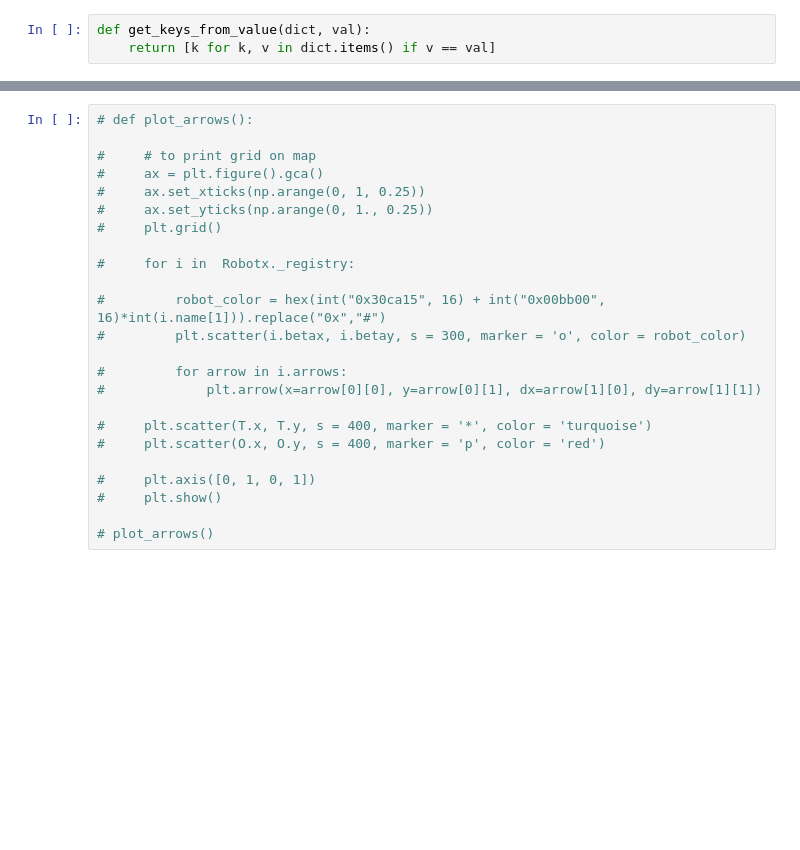
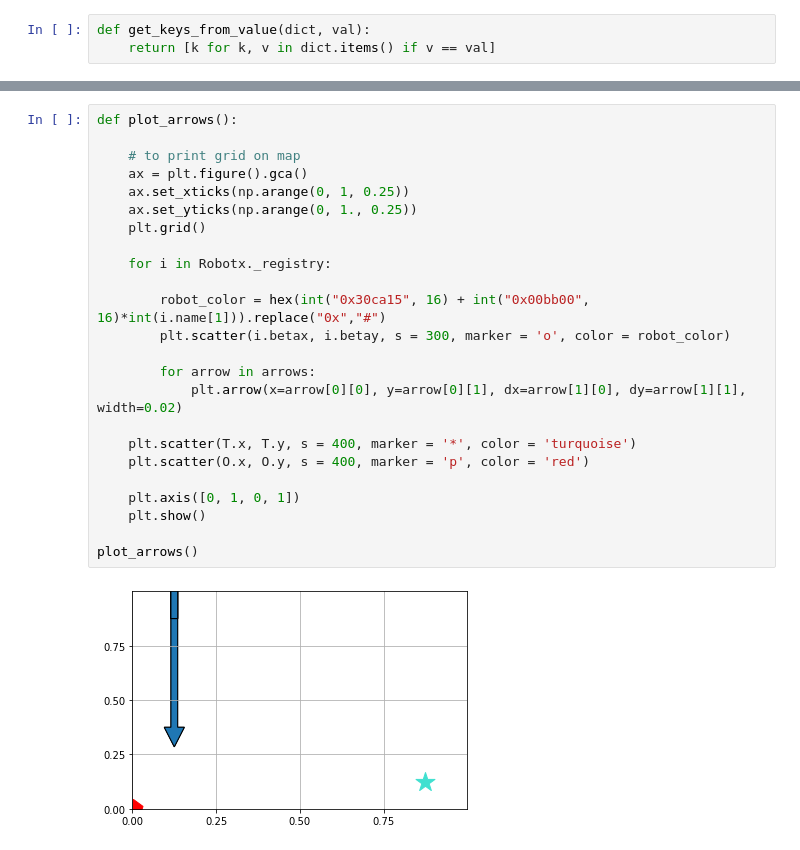
Before and after one commit to salvatorezam/quantum-swarm-path-planning, a Jupyter notebook: swarm_with_grover.ipynb, the cells around one changed output, grey strips where cells are left out. Cells and saved outputs as stored; diff of their text form; blank space fills up the shorter version.

```diff
--- a/swarm_with_grover.ipynb
+++ b/swarm_with_grover.ipynb
@@ -427,27 +508,29 @@ Do all the robots have a reward lower than 0.8? : True
 # %%
-# def plot_arrows():
+def plot_arrows():
 
-#     # to print grid on map
-#     ax = plt.figure().gca()
-#     ax.set_xticks(np.arange(0, 1, 0.25))
-#     ax.set_yticks(np.arange(0, 1., 0.25))
-#     plt.grid()
+    # to print grid on map
+    ax = plt.figure().gca()
+    ax.set_xticks(np.arange(0, 1, 0.25))
+    ax.set_yticks(np.arange(0, 1., 0.25))
+    plt.grid()
 
-#     for i in  Robotx._registry:
+    for i in Robotx._registry:
 
-#         robot_color = hex(int("0x30ca15", 16) + int("0x00bb00", 16)*int(i.name[1])).replace("0x","#")
-#         plt.scatter(i.betax, i.betay, s = 300, marker = 'o', color = robot_color)
+        robot_color = hex(int("0x30ca15", 16) + int("0x00bb00", 16)*int(i.name[1])).replace("0x","#")
+        plt.scatter(i.betax, i.betay, s = 300, marker = 'o', color = robot_color)
 
-#         for arrow in i.arrows:
-#             plt.arrow(x=arrow[0][0], y=arrow[0][1], dx=arrow[1][0], dy=arrow[1][1])
+        for arrow in arrows:
+            plt.arrow(x=arrow[0][0], y=arrow[0][1], dx=arrow[1][0], dy=arrow[1][1], width=0.02)
 
-#     plt.scatter(T.x, T.y, s = 400, marker = '*', color = 'turquoise')
-#     plt.scatter(O.x, O.y, s = 400, marker = 'p', color = 'red')
+    plt.scatter(T.x, T.y, s = 400, marker = '*', color = 'turquoise')
+    plt.scatter(O.x, O.y, s = 400, marker = 'p', color = 'red')
 
-#     plt.axis([0, 1, 0, 1])
-#     plt.show()
+    plt.axis([0, 1, 0, 1])
+    plt.show()
 
-# plot_arrows()
+plot_arrows()
+# %% [output]
+[figure, added]
 # %%
 for i in Robotx._registry: # recalculate the rewards
     i.delta = reward(T, i.betax, i.betay)
```
Also changed, not shown: parts of 8 cells of this notebook.
